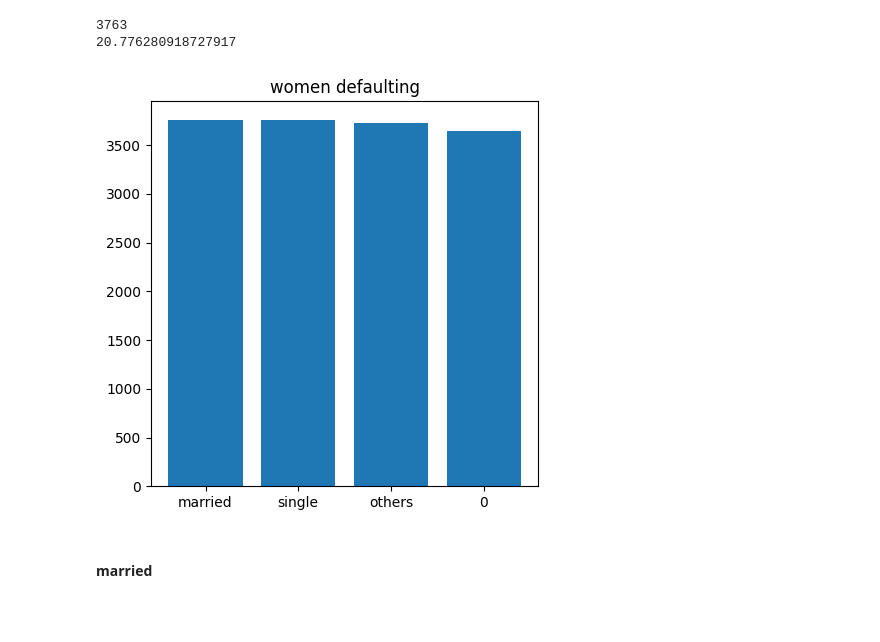
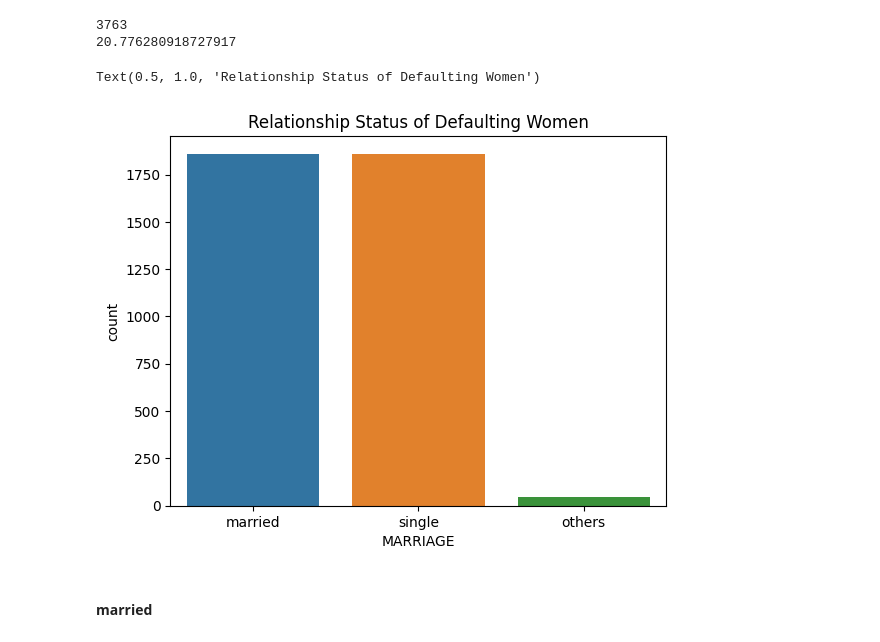
Before and after one commit to AnshikaJain2405/OrionDataAnalyticsInternshipJul23, a Jupyter notebook: notebooks/EDA.ipynb, the cells around one changed output. Cells and saved outputs as stored; diff of their text form; code cells hidden in the pictures; blank space fills up the shorter version.

```diff
--- a/notebooks/EDA.ipynb
+++ b/notebooks/EDA.ipynb
@@ -507,20 +486,13 @@ print(percent_F_def)
 # %% [output]
 3763
 20.776280918727917
-# %%
-plt.figure(figsize=(5,5))
-data = filter1['MARRIAGE']
-#labels = ['single', 'married', 'others']
-
-x_pos = range(len(data))
-
-plt.bar(data, x_pos)
-
-plt.title('women defaulting')
-
-plt.show()
-# %% [output]
-[figure, removed]
+# %%
+sns.countplot(x= filter1['MARRIAGE'])
+plt.title("Relationship Status of Defaulting Women")
+#graphical representation of relationship status of defaulting women
+# %% [output]
+Text(0.5, 1.0, 'Relationship Status of Defaulting Women')
+[figure, added]
 # %% [markdown]
 #### married
 # %%
```
Also changed, not shown: parts of 88 cells of this notebook.
